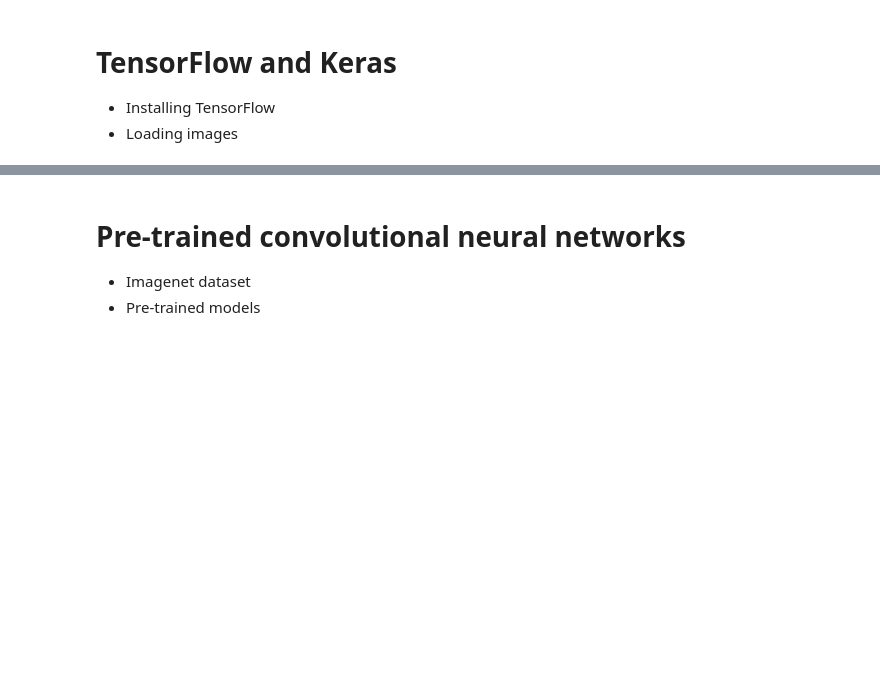
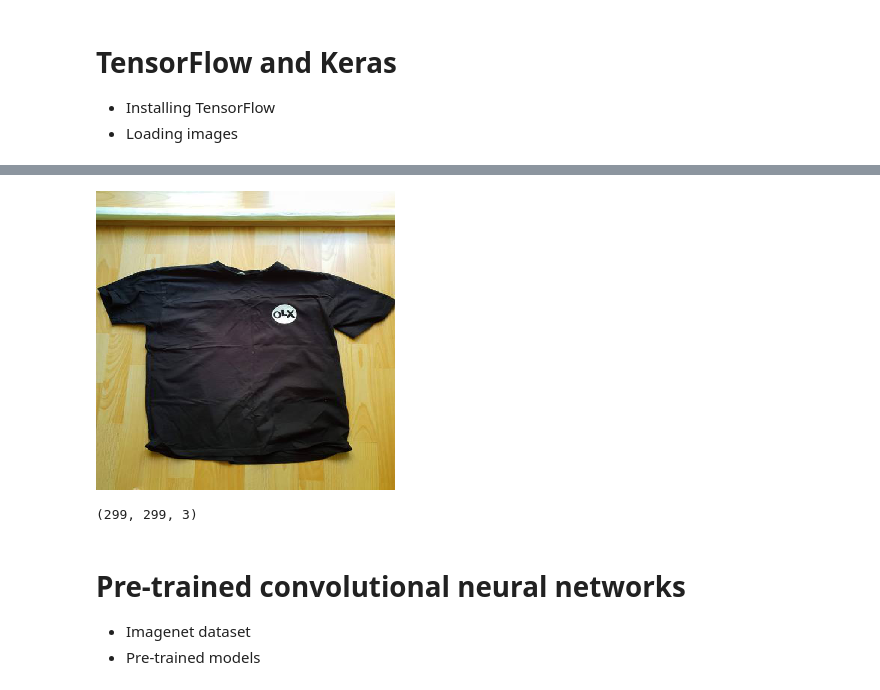
Before and after one commit to segobee/DataTalks_ML, a Jupyter notebook: 4. Neural_Networks_&_Deep_Learning/Fashion_Classification_Model.ipynb, the cells around one changed output, grey strips where cells are left out. Saved outputs shown, nothing was run; the diff lists cells and outputs as text; code cells hidden in the pictures; blank space fills up the shorter version.

```diff
--- a/4. Neural_Networks_&_Deep_Learning/Fashion_Classification_Model.ipynb
+++ b/4. Neural_Networks_&_Deep_Learning/Fashion_Classification_Model.ipynb
@@ -54,3 +46,17 @@ x.shape
+# %%
+# resize
+
+img = load_img(fullname, target_size=(299, 299))
+img
+# %% [output]
+[figure, added]
+# %%
+# put the image in a numpy array
+
+x = np.array(img)
+x.shape
+# %% [output]
+(299, 299, 3)
 # %% [markdown]
 # Pre-trained convolutional neural networks
 
```
Also changed, not shown: parts of 99 cells of this notebook.
